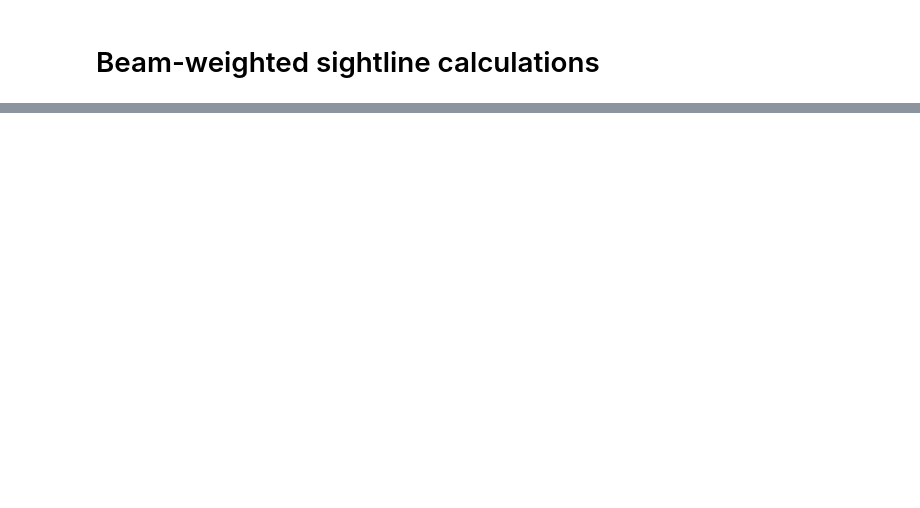
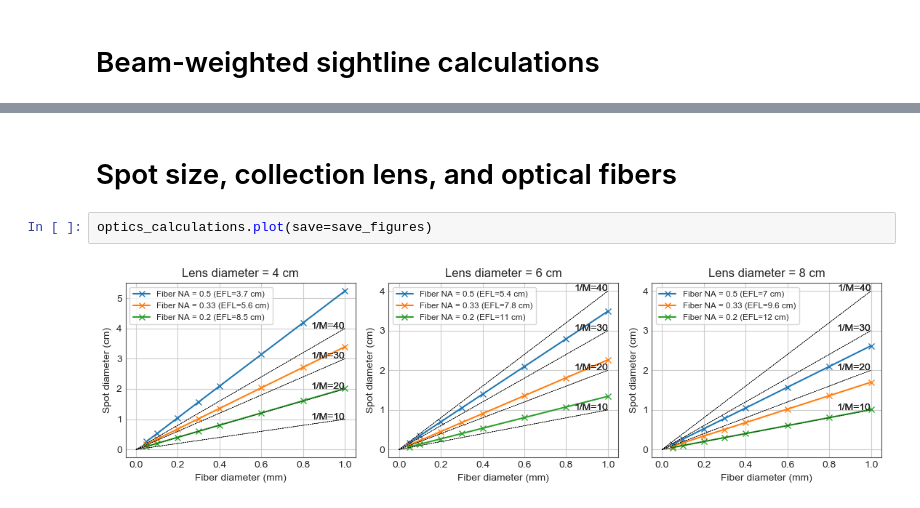
Before and after one commit to drsmith48/w7x-bes-design, a Jupyter notebook: bes-analysis.ipynb, the cells around one changed output, grey strips where cells are left out. Drawn from its saved outputs; the diff is of its cells as text; blank space fills up the shorter version.

```diff
--- a/bes-analysis.ipynb
+++ b/bes-analysis.ipynb
@@ -37,0 +46,6 @@ Port A21-lolo viewing PINI 2
+# %% [markdown]
+# Spot size, collection lens, and optical fibers
+# %%
+optics_calculations.plot(save=save_figures)
+# %% [output]
+[figure, added]
```
Also changed, not shown: parts of 13 cells of this notebook, 9 other files.
